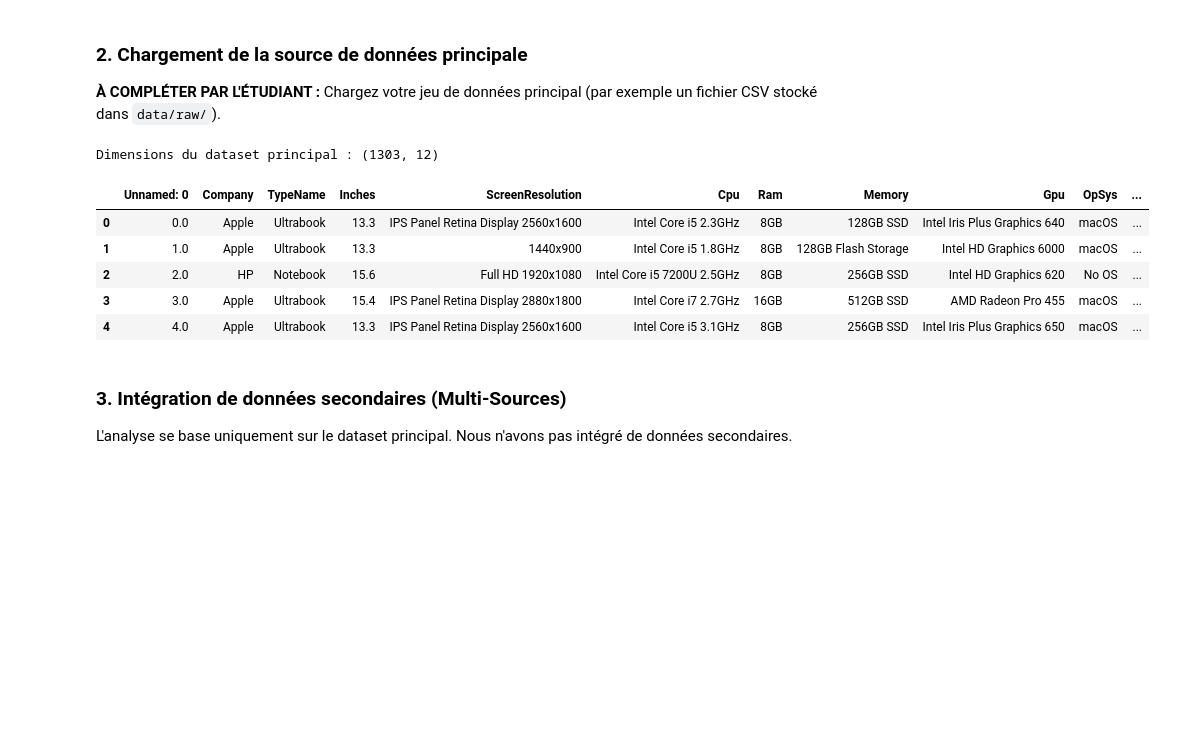
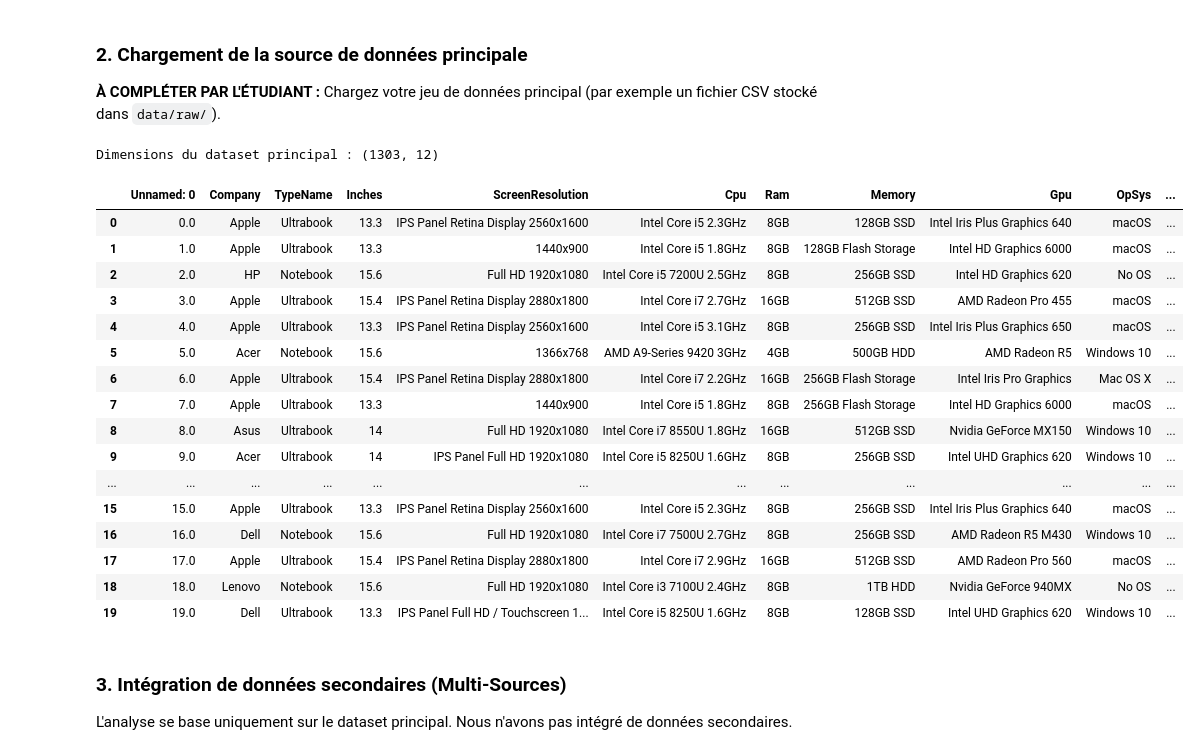
Before and after one commit to lilipix/data-science-project, a Jupyter notebook: notebooks/01_acquisition.ipynb, the cells around one changed output. Cells and saved outputs as stored; diff of their text form; code cells hidden in the pictures; blank space fills up the shorter version.

Commit message:
Update wrangling notebook

```diff
--- a/notebooks/01_acquisition.ipynb
+++ b/notebooks/01_acquisition.ipynb
@@ -45,21 +45,32 @@ Chargez votre jeu de données principal (par exemple un fichier CSV stocké dans
 # %%
 # Spécifiez le chemin vers votre jeu de données principal
 main_data_path = '../data/raw/laptopData.csv'
 
 # TODO: Charger le dataset à l'aide de Pandas
 df_main = pd.read_csv(main_data_path)
 
 # Affichez la taille et les premières lignes
 print(f"Dimensions du dataset principal : {df_main.shape}")
-df_main.head()
+df_main.head(20)
 # %% [output]
 Dimensions du dataset principal : (1303, 12)
 |  | Unnamed: 0 | Company | TypeName | Inches | ScreenResolution | Cpu | Ram | Memory | Gpu | OpSys | ... |
 | 0 | 0.0 | Apple | Ultrabook | 13.3 | IPS Panel Retina Display 2560x1600 | Intel Core i5 2.3GHz | 8GB | 128GB SSD | Intel Iris Plus Graphics 640 | macOS | ... |
 | 1 | 1.0 | Apple | Ultrabook | 13.3 | 1440x900 | Intel Core i5 1.8GHz | 8GB | 128GB Flash Storage | Intel HD Graphics 6000 | macOS | ... |
 | 2 | 2.0 | HP | Notebook | 15.6 | Full HD 1920x1080 | Intel Core i5 7200U 2.5GHz | 8GB | 256GB SSD | Intel HD Graphics 620 | No OS | ... |
 | 3 | 3.0 | Apple | Ultrabook | 15.4 | IPS Panel Retina Display 2880x1800 | Intel Core i7 2.7GHz | 16GB | 512GB SSD | AMD Radeon Pro 455 | macOS | ... |
 | 4 | 4.0 | Apple | Ultrabook | 13.3 | IPS Panel Retina Display 2560x1600 | Intel Core i5 3.1GHz | 8GB | 256GB SSD | Intel Iris Plus Graphics 650 | macOS | ... |
+| 5 | 5.0 | Acer | Notebook | 15.6 | 1366x768 | AMD A9-Series 9420 3GHz | 4GB | 500GB HDD | AMD Radeon R5 | Windows 10 | ... |
+| 6 | 6.0 | Apple | Ultrabook | 15.4 | IPS Panel Retina Display 2880x1800 | Intel Core i7 2.2GHz | 16GB | 256GB Flash Storage | Intel Iris Pro Graphics | Mac OS X | ... |
+| 7 | 7.0 | Apple | Ultrabook | 13.3 | 1440x900 | Intel Core i5 1.8GHz | 8GB | 256GB Flash Storage | Intel HD Graphics 6000 | macOS | ... |
+| 8 | 8.0 | Asus | Ultrabook | 14 | Full HD 1920x1080 | Intel Core i7 8550U 1.8GHz | 16GB | 512GB SSD | Nvidia GeForce MX150 | Windows 10 | ... |
+| 9 | 9.0 | Acer | Ultrabook | 14 | IPS Panel Full HD 1920x1080 | Intel Core i5 8250U 1.6GHz | 8GB | 256GB SSD | Intel UHD Graphics 620 | Windows 10 | ... |
+| ... | ... | ... | ... | ... | ... | ... | ... | ... | ... | ... | ... |
+| 15 | 15.0 | Apple | Ultrabook | 13.3 | IPS Panel Retina Display 2560x1600 | Intel Core i5 2.3GHz | 8GB | 256GB SSD | Intel Iris Plus Graphics 640 | macOS | ... |
+| 16 | 16.0 | Dell | Notebook | 15.6 | Full HD 1920x1080 | Intel Core i7 7500U 2.7GHz | 8GB | 256GB SSD | AMD Radeon R5 M430 | Windows 10 | ... |
+| 17 | 17.0 | Apple | Ultrabook | 15.4 | IPS Panel Retina Display 2880x1800 | Intel Core i7 2.9GHz | 16GB | 512GB SSD | AMD Radeon Pro 560 | macOS | ... |
+| 18 | 18.0 | Lenovo | Notebook | 15.6 | Full HD 1920x1080 | Intel Core i3 7100U 2.4GHz | 8GB | 1TB HDD | Nvidia GeForce 940MX | No OS | ... |
+| 19 | 19.0 | Dell | Ultrabook | 13.3 | IPS Panel Full HD / Touchscreen 1... | Intel Core i5 8250U 1.6GHz | 8GB | 128GB SSD | Intel UHD Graphics 620 | Windows 10 | ... |
 # %% [markdown]
 ### 3. Intégration de données secondaires (Multi-Sources)
 
```
Also changed, not shown: 1 other file.
